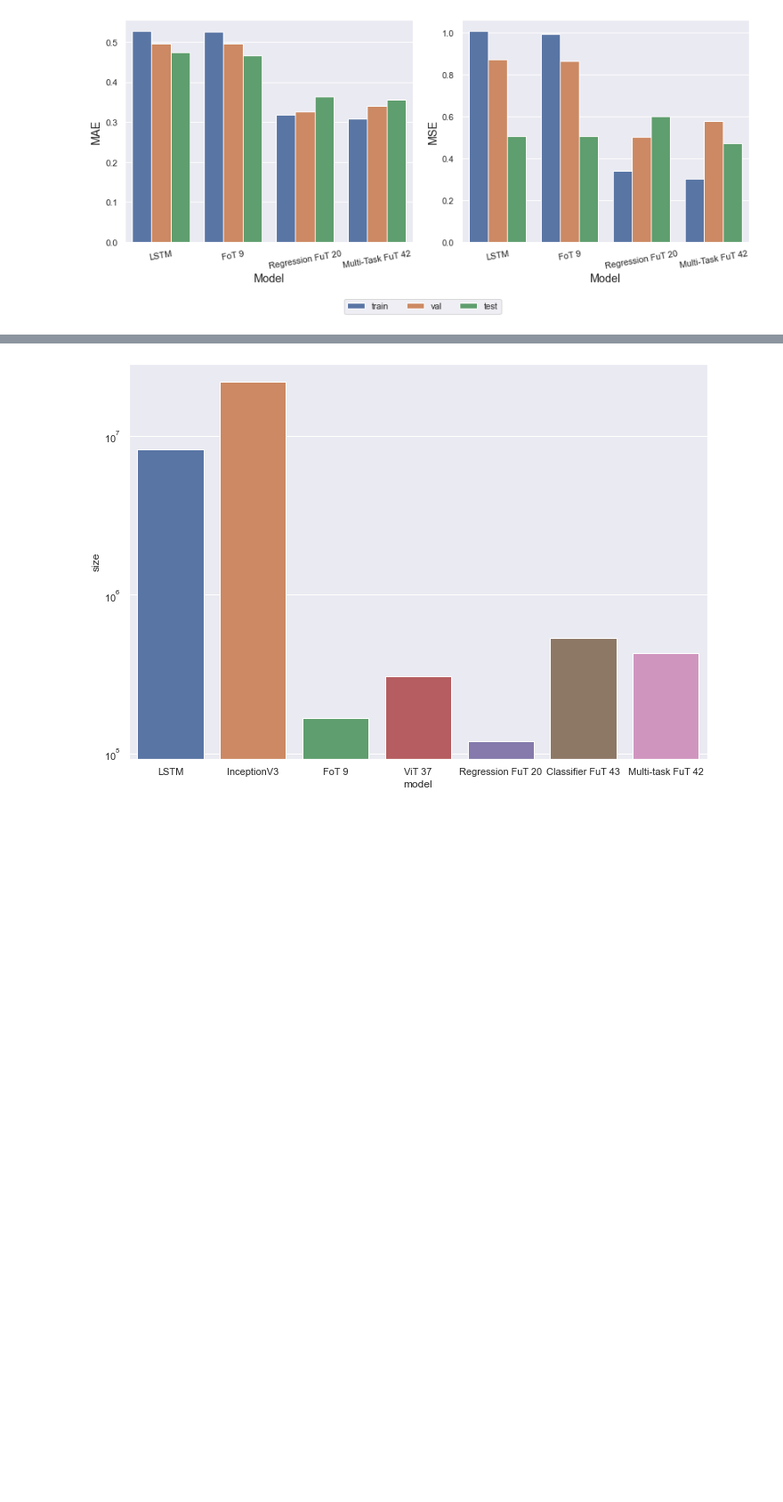
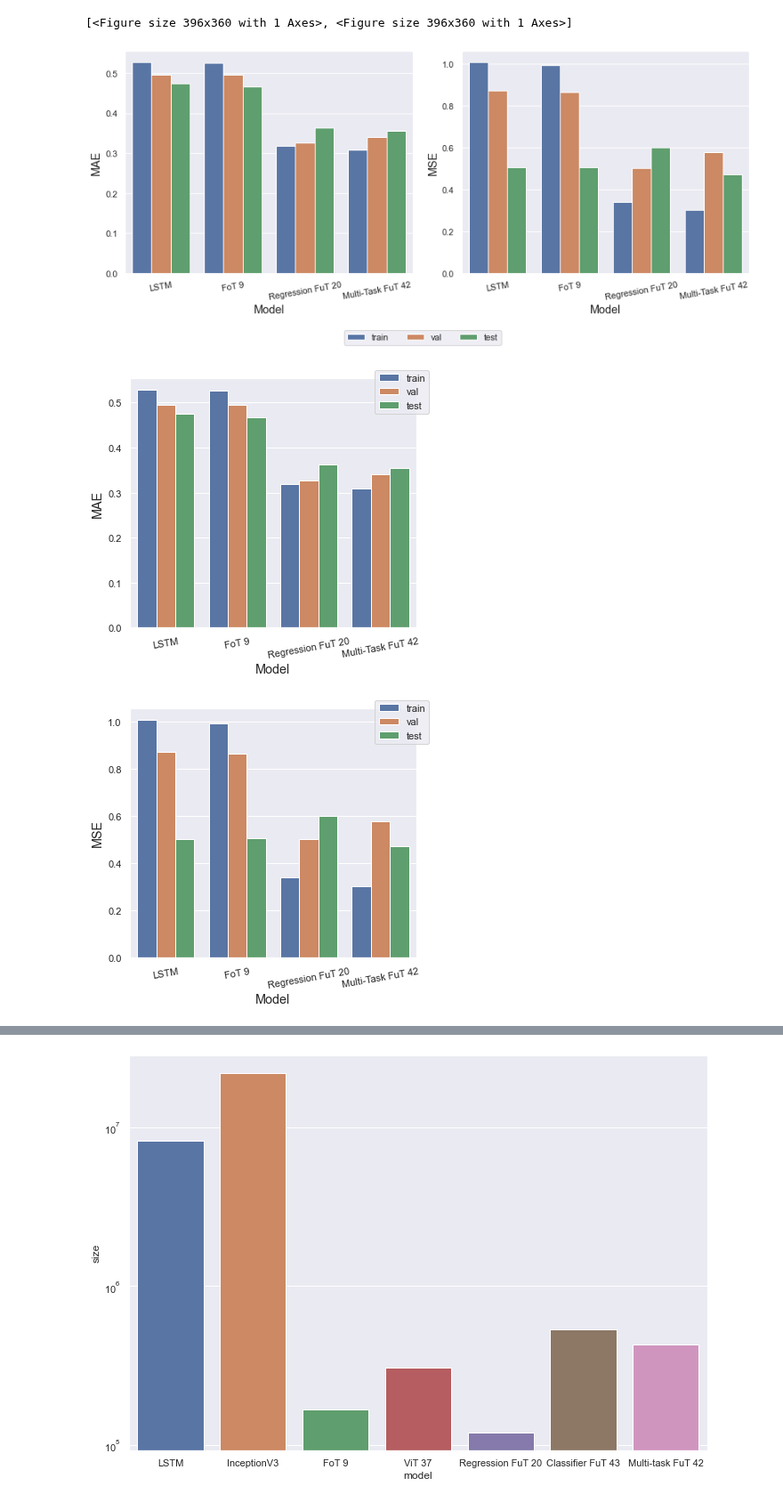
Before and after one commit to news-vt/makassar-ml, a Jupyter notebook: jupyter/model_comparison.ipynb, the cells around one changed output, grey strips where cells are left out. Shown at 89% size. Saved outputs shown, nothing was run; the diff lists cells and outputs as text; code cells hidden in the pictures; blank space fills up the shorter version.

Commit message:
Add single-figure performance plots

```diff
--- a/jupyter/model_comparison.ipynb
+++ b/jupyter/model_comparison.ipynb
@@ -40,9 +39,13 @@ Name: /physical_device:GPU:0, Type: GPU
 # %%
-def plot(df):
+def plot(df, nrows=None, ncols=None):
     base_keys = sorted([key for key in df.keys() if key != 'model' and 'val_' not in key and 'test_' not in key])
 
     n = len(base_keys)
-    fig, ax = plt.subplots(nrows=1, ncols=n, figsize=(12,n*2.5), sharex=True, constrained_layout=True)
+    if nrows is None or ncols is None:
+        nrows = 1
+        ncols = n
+
+    fig, ax = plt.subplots(nrows=nrows, ncols=ncols, figsize=(12,n*2.5), sharex=True, constrained_layout=True)
 
     df_melted = df.melt(id_vars='model')
     for i, key in enumerate(base_keys):
@@ -61,6 +64,39 @@ def plot(df):
     labels = ['train', 'val', 'test']
     fig.legend(handles, labels, loc='upper center', ncol=3, bbox_to_anchor=(0.5,0.0))
     fig.tight_layout()
+# %%
+def plot_single(df):
+    base_keys = sorted([key for key in df.keys() if key != 'model' and 'val_' not in key and 'test_' not in key])
+
+    n = len(base_keys)
+
+    figs = []
+
+    df_melted = df.melt(id_vars='model')
+    for i, key in enumerate(base_keys):
+        fig, ax = plt.subplots(nrows=1, ncols=1, figsize=(5.5,5), sharex=True, constrained_layout=True)
+        df_melted_subset = df_melted[df_melted['variable'].str.contains(key)]
+        g = sns.barplot(x='model', y='value', hue='variable', data=df_melted_subset, ax=ax)
+        g.legend_.remove()
+        # plt.legend(labels=['train', 'val', 'test'])
+        y_label = ml.visualization.metrickey2plotlabel(key)
+        ax.set_ylabel(y_label, fontsize='large')
+        ax.set_xlabel('Model', fontsize='large')
+        ax.tick_params(axis='x', labelrotation=10)
+
+        if key=='accuracy':
+            ax.set(ylim=(0.85, 1.01))
+
+        handles, labels = ax.get_legend_handles_labels()
+        labels = ['train', 'val', 'test']
+        fig.legend(handles, labels)
+        fig.tight_layout()
+
+        fig.savefig(os.path.expanduser(f'~/Desktop/model_compare_{key}.png'))
+
+        figs.append(fig)
+
+    return figs
 # %%
 # Regression data.
 df_regression = pd.DataFrame([
@@ -78,33 +114,37 @@ df_regression = pd.DataFrame([
         'mse': 0.9939,
         'val_mse': 0.8630,
         'test_mse': 0.5057,
         'mae': 0.5258,
         'val_mae': 0.4956,
         'test_mae': 0.4668,
     },
     {
         'model': 'Regression FuT 20',
         'mse': 0.3414,
         'val_mse': 0.5031,
         'test_mse': 0.5999,
         'mae': 0.3194,
         'val_mae': 0.3270,
         'test_mae': 0.3632,
     },
     {
         'model': 'Multi-Task FuT 42',
         'mse': 0.3031,
         'val_mse': 0.5767,
         'test_mse': 0.4734,
         'mae': 0.3092,
         'val_mae': 0.3405,
         'test_mae': 0.3554,
     },
 ])
 
 plot(df_regression)
+plot_single(df_regression)
 # %% [output]
+[<Figure size 396x360 with 1 Axes>, <Figure size 396x360 with 1 Axes>]
 [figure]
+[figure, added]
+[figure, added]
 # %%
 # Classification data.
 df_classifier = pd.DataFrame([
```
Also changed, not shown: parts of 2 cells of this notebook.
